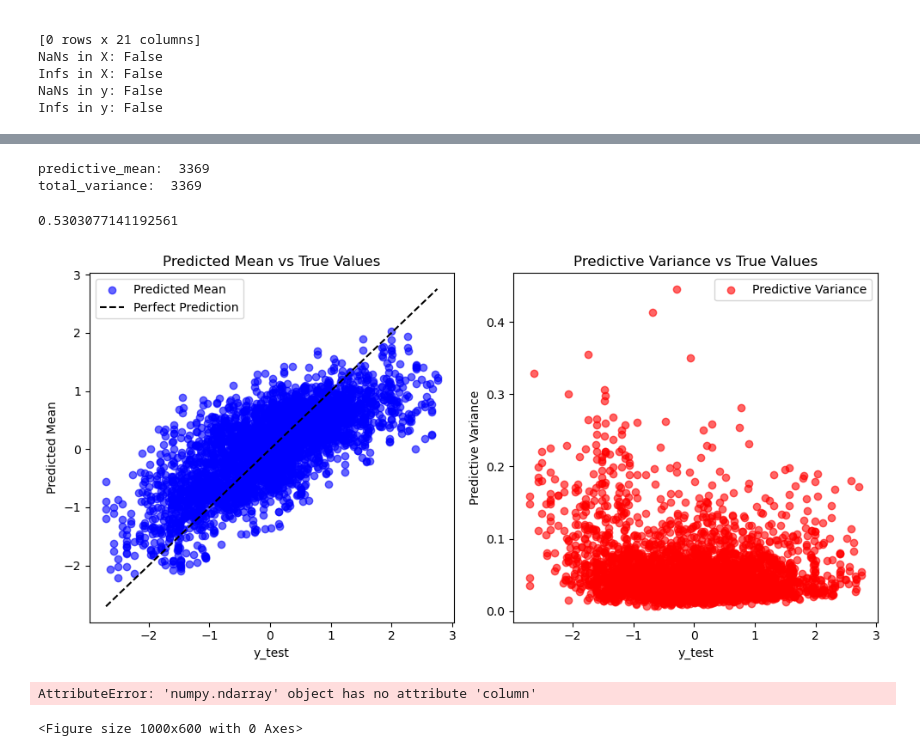
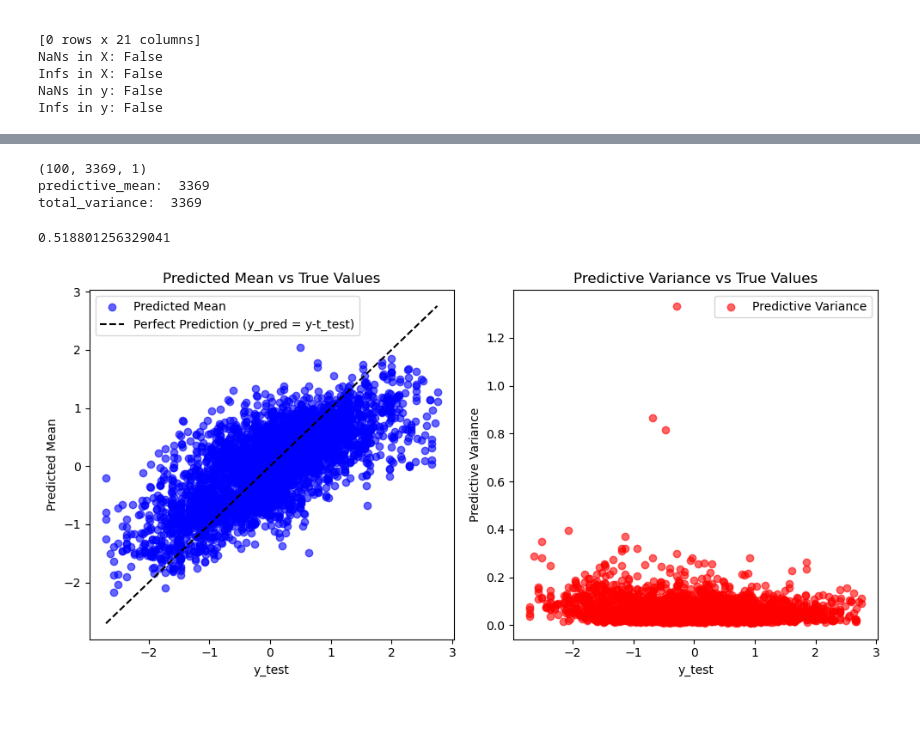
Before and after one commit to jorgeehd/UrbanHeatIsland_predictor, a Jupyter notebook: Code/MC_dropout_DNN.ipynb, the cells around one changed output, grey strips where cells are left out. Cells and saved outputs as stored; diff of their text form; code cells hidden in the pictures; blank space fills up the shorter version.

```diff
--- a/Code/MC_dropout_DNN.ipynb
+++ b/Code/MC_dropout_DNN.ipynb
@@ -275,81 +256,77 @@ Lazy r2: 0.0
 # %%
-# Function to perform MC Dropout at inference
-def mc_dropout_predictions(model, X, T=20):
-    # Collect predictions from multiple forward passes with dropout
+# MC dropout implementation based on materials found in What my deep model doesn't know... by  Yarin Gal
+
+'''
+From Yarin Gal
+
+probs = []
+for _ in xrange(T):
+    probs += [model.output_probs(input_x)]
+predictive_mean = numpy.mean(prob, axis=0)
+predictive_variance = numpy.var(prob, axis=0)
+tau = l**2 * (1 - model.p) / (2 * N * model.weight_decay)
+predictive_variance += tau**-1'''
+
+def mcDropout_fn(model, X, T=20):
+    #
     predictions = []
     for _ in range(T):
-        # Pass the input with dropout enabled during inference
-        preds = model(X, training=True).numpy()  # training=True ensures dropout
+
+
+        preds = model(X, training=True).numpy()  # training=True makes the network behave as it did during training time with dropout.
+        #print(preds.shape)
         predictions.append(preds)
 
 
-    # Get predictive mean and variance
+    # predictive mean and variance
     predictions = np.array(predictions)
+    print(predictions.shape)
     pred_mean = predictions.mean(axis=0)
-    pred_variance = predictions.var(axis=0)
+    pred_var = predictions.var(axis=0)
 
-    return pred_mean, pred_variance, predictions
+    return pred_mean, pred_var, predictions
 
 
-T =100
-pred_mean, pred_variance , predictions = mc_dropout_predictions(model1, X_test, T)
+T =100 # number of forward passes through the model
+pred_mean, pred_variance , predictions = mcDropout_fn(model1, X_test, T)
 
-l = 1 # Defined as a belief on function frequency (how wiggly do we thinl the distributions is? )
+l = 1 # Defined as a belief on function frequency (how wiggly do we thinl the distributions is? ) Since data is normalized, 1 is a good estimate.
 p = 1 - 0.2 # p = 1 - dropout_prob
 N = len(y_test) # Number of inputs
 lbda = 0.001 # Value of l2 regularizer hyperparameter
 
-tau = l**2 * (p) / (2 * N * lbda) # this is an extra parameter to account for data uncertainty,
+tau = l**2 * (p) / (2 * N * lbda) # this is an extra parameter to account for aleatoric (data) uncertainty,
 total_variance = pred_variance + 1/tau
 
 print("predictive_mean: " ,len(pred_mean) )
 print("total_variance: ", len(total_variance))
 # %% [output]
+(100, 3369, 1)
 predictive_mean:  3369
 total_variance:  3369
 # %%
 r2_score(y_test , pred_mean)
 # %% [output]
-0.5303077141192561
+0.518801256329041
 # %%
 plt.figure(figsize=(10, 5))
 plt.subplot(1, 2, 1)
 plt.scatter(y_test, pred_mean, c='blue', label="Predicted Mean", alpha=0.6)
-plt.plot([min(y_test), max(y_test)], [min(y_test), max(y_test)], 'k--', label="Perfect Prediction")
+plt.plot([min(y_test), max(y_test)], [min(y_test), max(y_test)], 'k--', label="Perfect Prediction (y_pred = y-t_test)")
 plt.xlabel("y_test")
 plt.ylabel("Predicted Mean")
 plt.title("Predicted Mean vs True Values")
 plt.legend()
 
 # Plot 2: Predictive Variance (Uncertainty) vs True Values
 plt.subplot(1, 2, 2)
 plt.scatter(y_test, pred_variance, c='red', label="Predictive Variance", alpha=0.6)
 plt.xlabel("y_test")
 plt.ylabel("Predictive Variance")
 plt.title("Predictive Variance vs True Values")
 plt.legend()
 
 plt.tight_layout()
 plt.show()
 # %% [output]
-[figure, old version]
+[figure, new version]
-# %%
-plt.figure(figsize=(10, 6))
-
-# Plot each stochastic prediction
-#for i in len(features):
-for i in range(T):
-        plt.plot(X_test[feature], predictions[i], color='gray', alpha=0.3)  # gray lines for each sample
-
-    # Plot the predicted mean (from earlier) on top
-    plt.plot(X_test[feature], pred_mean, color='blue', label="Predicted Mean")
-
-    plt.scatter(X_test[feature], y_test, color='red', label="True Values")
-    plt.xlabel("Input Feature")
-    plt.ylabel("Output")
-    plt.title("MC Dropout: Stochastic Predictions")
-    plt.legend()
-    plt.show()
-# %% [output]
-AttributeError: 'numpy.ndarray' object has no attribute 'column'
-<Figure size 1000x600 with 0 Axes>
```
Also changed, not shown: parts of 6 cells of this notebook.
